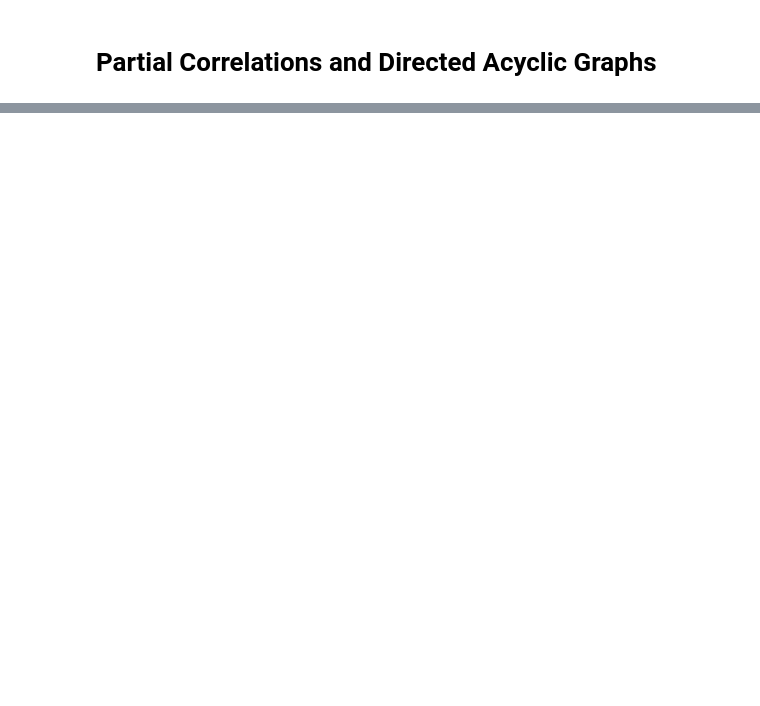
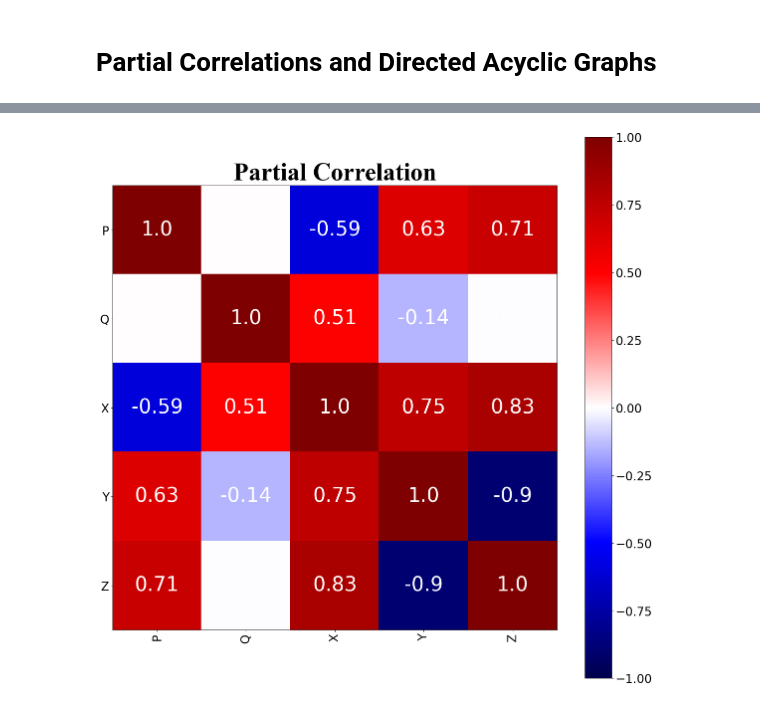
Before and after one commit to jacobradke/jacobradke, a Jupyter notebook: In Class Projects/Partial Correlations and Directed Acyclic Graphs.ipynb, the cells around one changed output, grey strips where cells are left out. Drawn from its saved outputs; the diff is of its cells as text; code cells hidden in the pictures; blank space fills up the shorter version.

```diff
--- a/In Class Projects/Partial Correlations and Directed Acyclic Graphs.ipynb
+++ b/In Class Projects/Partial Correlations and Directed Acyclic Graphs.ipynb
@@ -53,0 +152,7 @@ plt.close();
+# %%
+corr_matrix_heatmap(df.pcorr(),
+                    save_fig = False,
+                    pp = None,
+                    title = "Partial Correlation")
+# %% [output]
+[figure, added]
```
Also changed, not shown: parts of 15 cells of this notebook, 3 other files.
